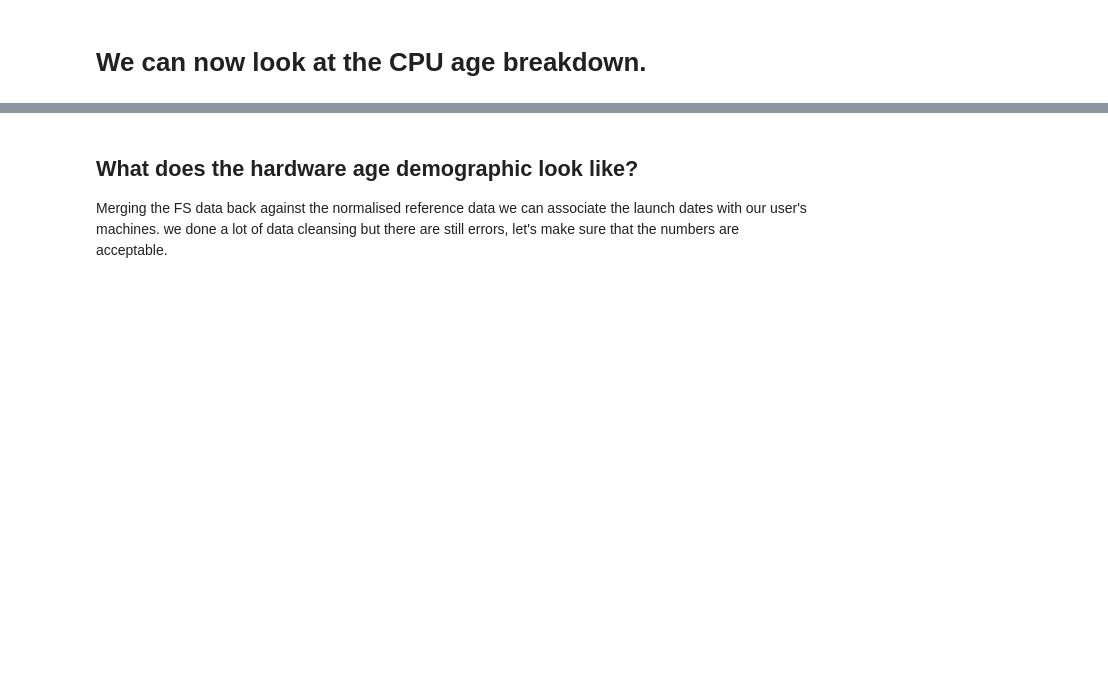
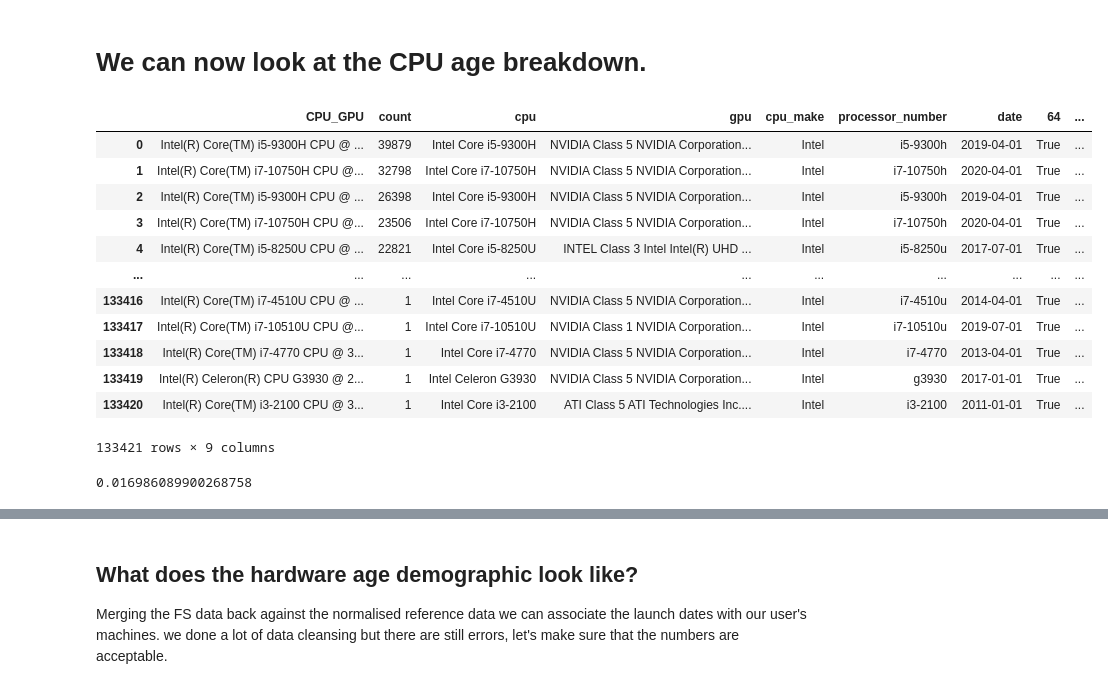
Before and after one commit to beqjanus/FSPerfStats, a Jupyter notebook: FSHardwareAnalysis_v1.ipynb, the cells around one changed output, grey strips where cells are left out. Drawn from its saved outputs; the diff is of its cells as text; code cells hidden in the pictures; blank space fills up the shorter version.

```diff
--- a/FSHardwareAnalysis_v1.ipynb
+++ b/FSHardwareAnalysis_v1.ipynb
@@ -582,3 +656,25 @@ apple_with_extras_21 = just_apple_21.merge(apple_processors[['processor_number',
 all_with_extras_21 = pd.concat([intel_with_extras_21, amd_with_extras_21, apple_with_extras_21])
 all_with_extras_22 = pd.concat([intel_with_extras_22, amd_with_extras_22, apple_with_extras_22])
 # intel_with_year = pd.concat([intel_with_year, intel_ark_with_year])
+# %%
+intel_sse_22 = just_intel_22.merge(intel_ark_processors[['processor_number','date','64','instruction_set_extensions']], on=['processor_number'], how='left')
+intel_sse_22["instruction_set_extensions"] =intel_sse_22["instruction_set_extensions"].str.rsplit(',',5,expand=True)[0]
+display(intel_sse_22)
+# %% [output]
+|  | CPU_GPU | count | cpu | gpu | cpu_make | processor_number | date | 64 | ... |
+| 0 | Intel(R) Core(TM) i5-9300H CPU @ ... | 39879 | Intel Core i5-9300H | NVIDIA Class 5 NVIDIA Corporation... | Intel | i5-9300h | 2019-04-01 | True | ... |
+| 1 | Intel(R) Core(TM) i7-10750H CPU @... | 32798 | Intel Core i7-10750H | NVIDIA Class 5 NVIDIA Corporation... | Intel | i7-10750h | 2020-04-01 | True | ... |
+| 2 | Intel(R) Core(TM) i5-9300H CPU @ ... | 26398 | Intel Core i5-9300H | NVIDIA Class 5 NVIDIA Corporation... | Intel | i5-9300h | 2019-04-01 | True | ... |
+| 3 | Intel(R) Core(TM) i7-10750H CPU @... | 23506 | Intel Core i7-10750H | NVIDIA Class 5 NVIDIA Corporation... | Intel | i7-10750h | 2020-04-01 | True | ... |
+| 4 | Intel(R) Core(TM) i5-8250U CPU @ ... | 22821 | Intel Core i5-8250U | INTEL Class 3 Intel Intel(R) UHD ... | Intel | i5-8250u | 2017-07-01 | True | ... |
+| ... | ... | ... | ... | ... | ... | ... | ... | ... | ... |
+| 133416 | Intel(R) Core(TM) i7-4510U CPU @ ... | 1 | Intel Core i7-4510U | NVIDIA Class 5 NVIDIA Corporation... | Intel | i7-4510u | 2014-04-01 | True | ... |
+| 133417 | Intel(R) Core(TM) i7-10510U CPU @... | 1 | Intel Core i7-10510U | NVIDIA Class 1 NVIDIA Corporation... | Intel | i7-10510u | 2019-07-01 | True | ... |
+| 133418 | Intel(R) Core(TM) i7-4770 CPU @ 3... | 1 | Intel Core i7-4770 | NVIDIA Class 5 NVIDIA Corporation... | Intel | i7-4770 | 2013-04-01 | True | ... |
+| 133419 | Intel(R) Celeron(R) CPU G3930 @ 2... | 1 | Intel Celeron G3930 | NVIDIA Class 5 NVIDIA Corporation... | Intel | g3930 | 2017-01-01 | True | ... |
+| 133420 | Intel(R) Core(TM) i3-2100 CPU @ 3... | 1 | Intel Core i3-2100 | ATI Class 5 ATI Technologies Inc.... | Intel | i3-2100 | 2011-01-01 | True | ... |
+133421 rows × 9 columns
+# %%
+all_with_extras_22[all_with_extras_22['gpu'].str.contains("Iris")]['count'].sum()/all_with_extras_22['count'].sum()
+# %% [output]
+0.016986089900268758
```
Also changed, not shown: parts of 15 cells of this notebook, 5 other files.
